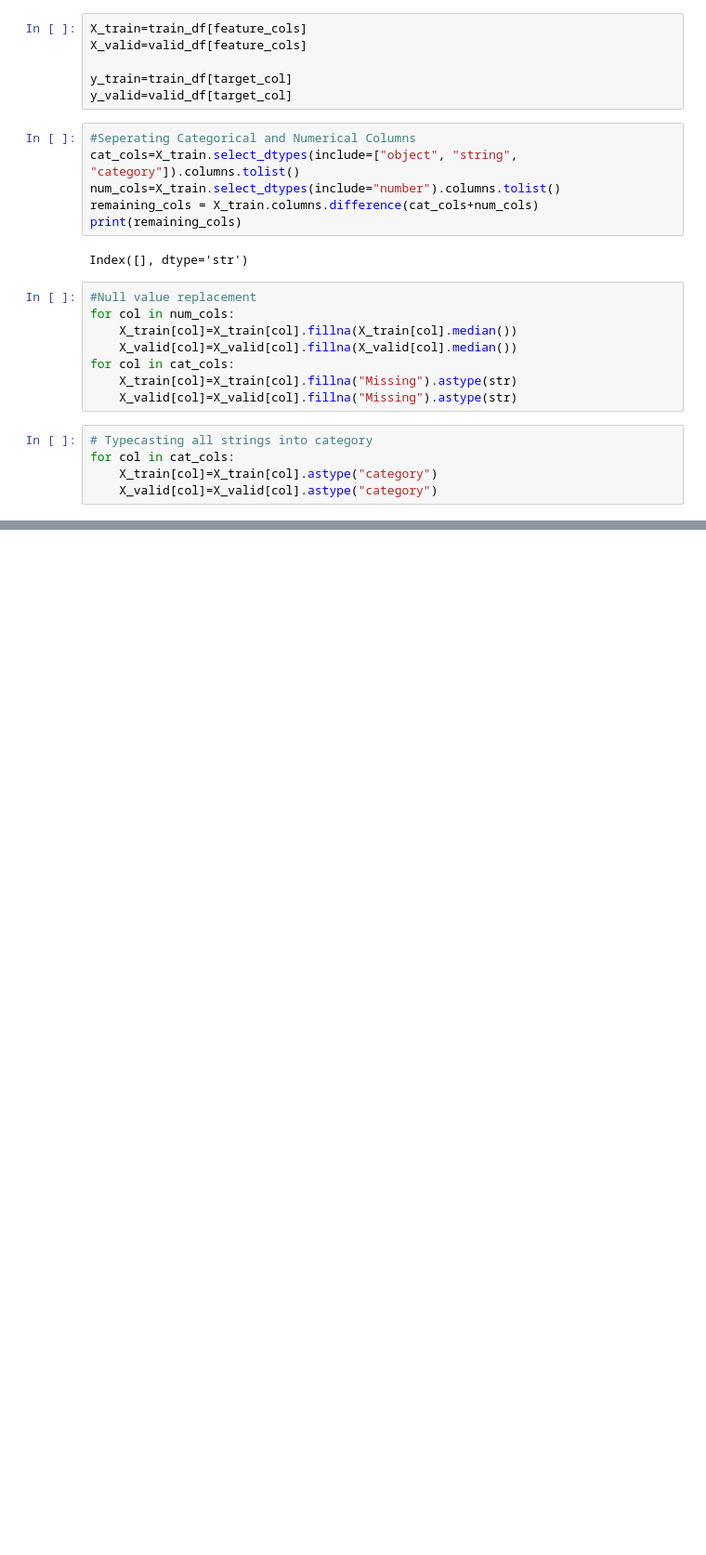
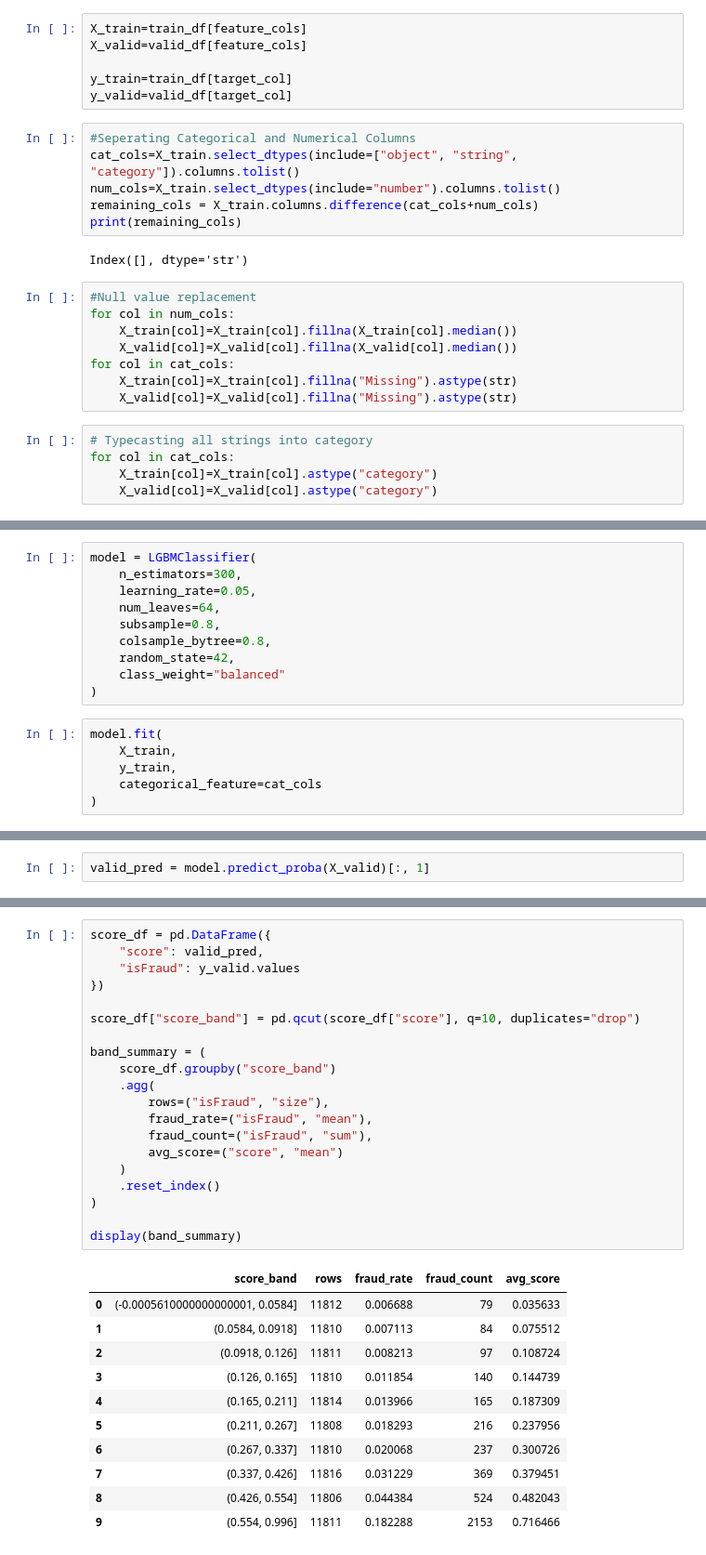
Before and after one commit to suthashok/Machine_Learning_Systems, a Jupyter notebook: online-transaction-fraud-prediction/notebooks/02_baseline_model.ipynb, the cells around one changed output, grey strips where cells are left out. Shown at 93% size. Drawn from its saved outputs; the diff is of its cells as text; blank space fills up the shorter version.

Commit message:
Adding LightGBM Model

```diff
--- a/online-transaction-fraud-prediction/notebooks/02_baseline_model.ipynb
+++ b/online-transaction-fraud-prediction/notebooks/02_baseline_model.ipynb
@@ -87,0 +95,16 @@ for col in cat_cols:
+# %%
+model = LGBMClassifier(
+    n_estimators=300,
+    learning_rate=0.05,
+    num_leaves=64,
+    subsample=0.8,
+    colsample_bytree=0.8,
+    random_state=42,
+    class_weight="balanced"
+)
+# %%
+model.fit(
+    X_train,
+    y_train,
+    categorical_feature=cat_cols
+)
@@ -87,0 +125,2 @@ for col in cat_cols:
+# %%
+valid_pred = model.predict_proba(X_valid)[:, 1]
@@ -87,0 +150,32 @@ for col in cat_cols:
+# %%
+score_df = pd.DataFrame({
+    "score": valid_pred,
+    "isFraud": y_valid.values
+})
+
+score_df["score_band"] = pd.qcut(score_df["score"], q=10, duplicates="drop")
+
+band_summary = (
+    score_df.groupby("score_band")
+    .agg(
+        rows=("isFraud", "size"),
+        fraud_rate=("isFraud", "mean"),
+        fraud_count=("isFraud", "sum"),
+        avg_score=("score", "mean")
+    )
+    .reset_index()
+)
+
+display(band_summary)
+# %% [output]
+|  | score_band | rows | fraud_rate | fraud_count | avg_score |
+| 0 | (-0.0005610000000000001, 0.0584] | 11812 | 0.006688 | 79 | 0.035633 |
+| 1 | (0.0584, 0.0918] | 11810 | 0.007113 | 84 | 0.075512 |
+| 2 | (0.0918, 0.126] | 11811 | 0.008213 | 97 | 0.108724 |
+| 3 | (0.126, 0.165] | 11810 | 0.011854 | 140 | 0.144739 |
+| 4 | (0.165, 0.211] | 11814 | 0.013966 | 165 | 0.187309 |
+| 5 | (0.211, 0.267] | 11808 | 0.018293 | 216 | 0.237956 |
+| 6 | (0.267, 0.337] | 11810 | 0.020068 | 237 | 0.300726 |
+| 7 | (0.337, 0.426] | 11816 | 0.031229 | 369 | 0.379451 |
+| 8 | (0.426, 0.554] | 11806 | 0.044384 | 524 | 0.482043 |
+| 9 | (0.554, 0.996] | 11811 | 0.182288 | 2153 | 0.716466 |
```
Also changed, not shown: parts of 6 cells of this notebook.
